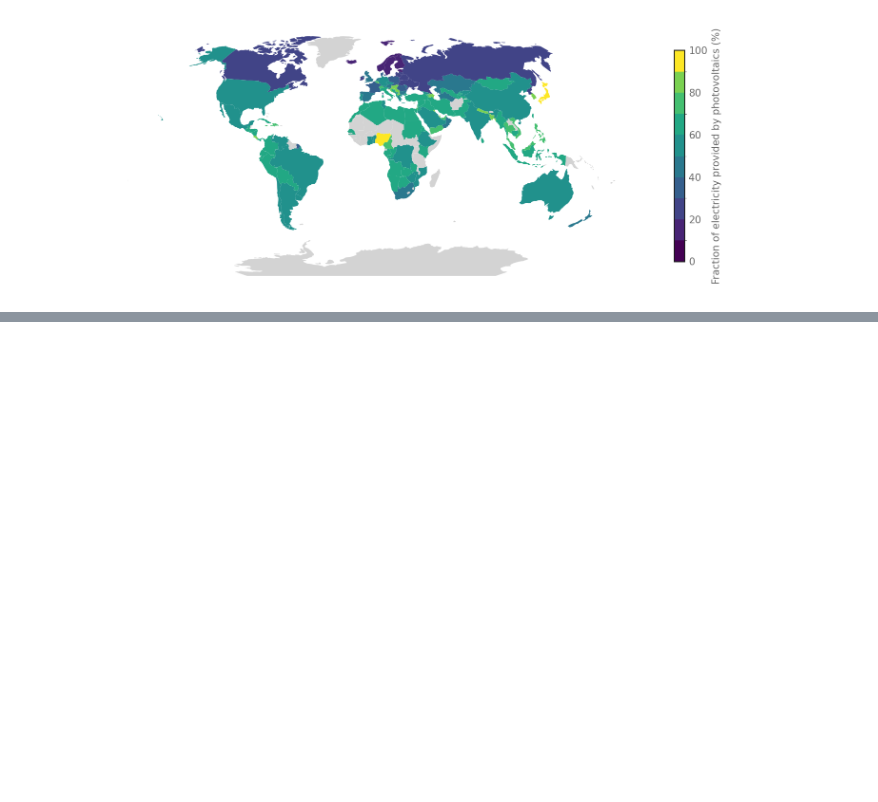
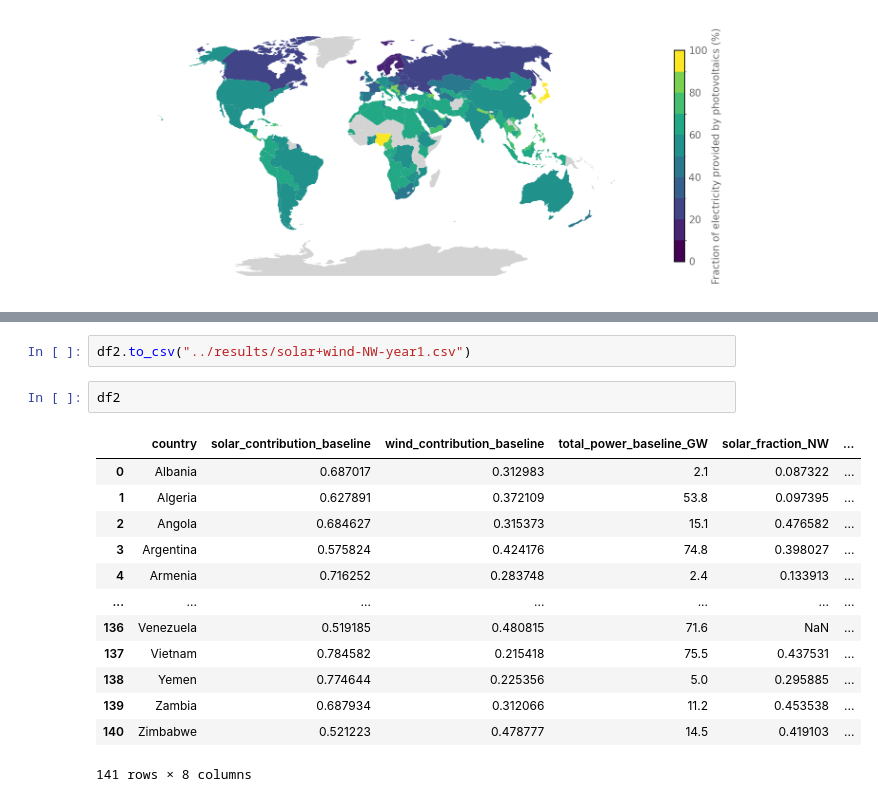
Before and after one commit to allfed/Renewables-Nuclear-Winter, a Jupyter notebook: scripts/Maps-2050.ipynb, the cells around one changed output, grey strips where cells are left out. Saved outputs shown, nothing was run; the diff lists cells and outputs as text; blank space fills up the shorter version.

```diff
--- a/scripts/Maps-2050.ipynb
+++ b/scripts/Maps-2050.ipynb
@@ -79,0 +237,18 @@ plt.savefig("../results/2050-energy-percentage.pdf", bbox_inches="tight")
+# %%
+df2.to_csv("../results/solar+wind-NW-year1.csv")
+# %%
+df2
+# %% [output]
+|  | country | solar_contribution_baseline | wind_contribution_baseline | total_power_baseline_GW | solar_fraction_NW | ... |
+| 0 | Albania | 0.687017 | 0.312983 | 2.1 | 0.087322 | ... |
+| 1 | Algeria | 0.627891 | 0.372109 | 53.8 | 0.097395 | ... |
+| 2 | Angola | 0.684627 | 0.315373 | 15.1 | 0.476582 | ... |
+| 3 | Argentina | 0.575824 | 0.424176 | 74.8 | 0.398027 | ... |
+| 4 | Armenia | 0.716252 | 0.283748 | 2.4 | 0.133913 | ... |
+| ... | ... | ... | ... | ... | ... | ... |
+| 136 | Venezuela | 0.519185 | 0.480815 | 71.6 | NaN | ... |
+| 137 | Vietnam | 0.784582 | 0.215418 | 75.5 | 0.437531 | ... |
+| 138 | Yemen | 0.774644 | 0.225356 | 5.0 | 0.295885 | ... |
+| 139 | Zambia | 0.687934 | 0.312066 | 11.2 | 0.453538 | ... |
+| 140 | Zimbabwe | 0.521223 | 0.478777 | 14.5 | 0.419103 | ... |
+141 rows × 8 columns
```
Also changed, not shown: parts of 14 cells of this notebook, 8 other files.
